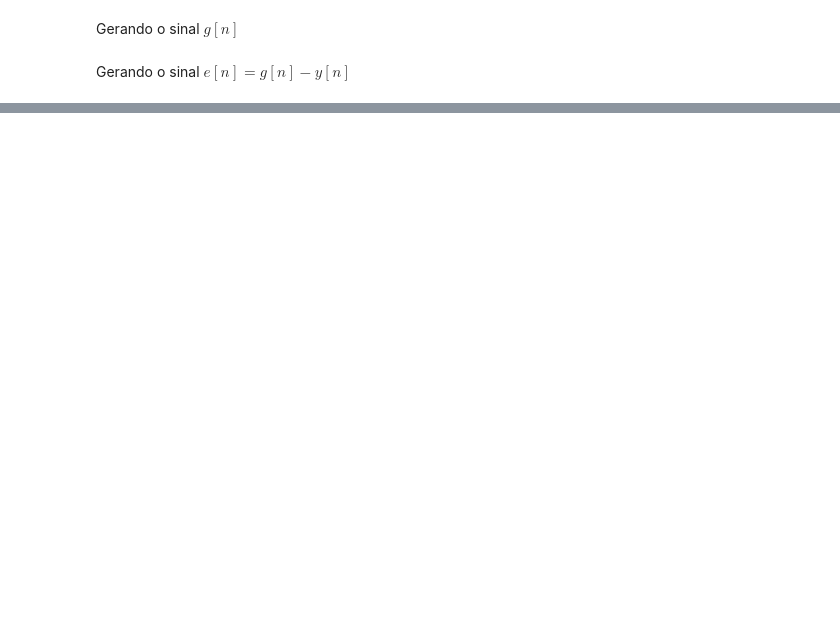
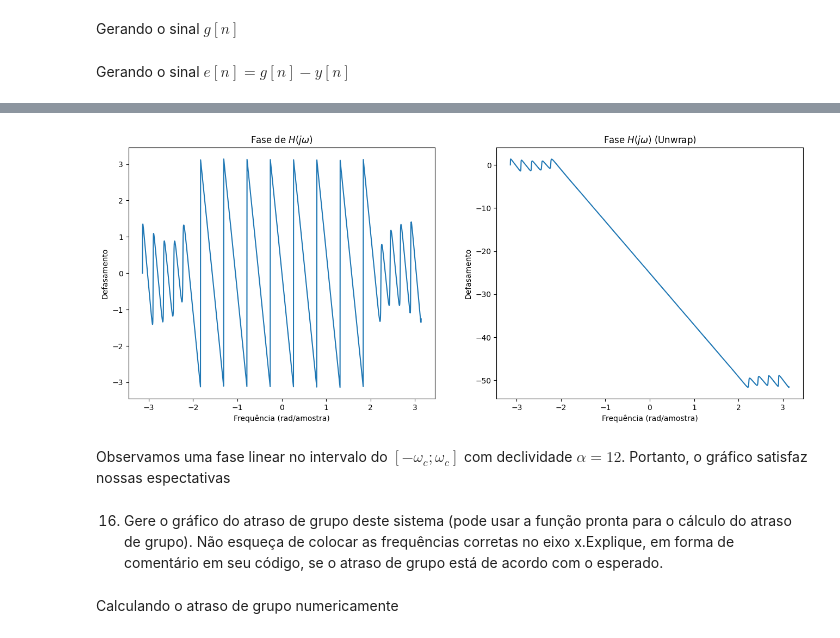
Before and after one commit to pab-h/filtros-de-fase-linear-e-Janelamento, a Jupyter notebook: Filtros de Fase Linear Usando Janelamento.ipynb, the cells around one changed output, grey strips where cells are left out. Saved outputs shown, nothing was run; the diff lists cells and outputs as text; code cells hidden in the pictures; blank space fills up the shorter version.

```diff
--- a/Filtros de Fase Linear Usando Janelamento.ipynb
+++ b/Filtros de Fase Linear Usando Janelamento.ipynb
@@ -433,0 +613,26 @@ Os gráficos são razoavelmente parecidos e sincronizados. Podemos notar isso no
+# %%
+H_phase        = np.angle(H)
+H_phase_unwrap = np.unwrap(H_phase)
+# %%
+figure, axes = plt.subplots(nrows = 1, ncols = 2, figsize = (16, 6))
+
+axes[0].plot(H_frequencies, H_phase)
+axes[0].set_title("Fase de $ H(j\\omega) $")
+axes[0].set_xlabel("Frequência (rad/amostra)")
+axes[0].set_ylabel("Defasamento")
+
+axes[1].plot(H_frequencies, H_phase_unwrap)
+axes[1].set_title("Fase $ H(j\\omega) $ (Unwrap)")
+axes[1].set_xlabel("Frequência (rad/amostra)")
+axes[1].set_ylabel("Defasamento")
+
+plt.show()
+plt.close()
+# %% [output]
+[figure, added]
+# %% [markdown]
+Observamos uma fase linear no intervalo do $ [-\omega_c; \omega_c] $ com declividade $ \alpha = 12 $. Portanto, o gráfico satisfaz nossas espectativas
+# %% [markdown]
+16. Gere o gráfico do atraso de grupo deste sistema (pode usar a função pronta para o cálculo do atraso de grupo). Não esqueça de colocar as frequências corretas no eixo x.Explique, em forma de comentário em seu código, se o atraso de grupo está de acordo com o esperado.
+# %% [markdown]
+Calculando o atraso de grupo numericamente
```
Also changed, not shown: parts of 80 cells of this notebook.
